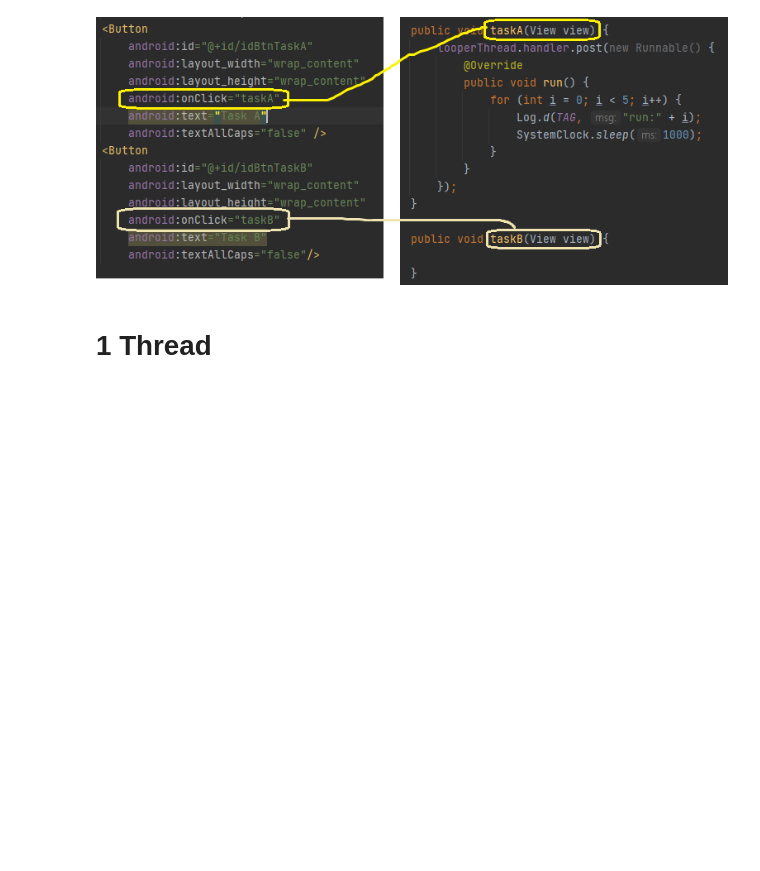
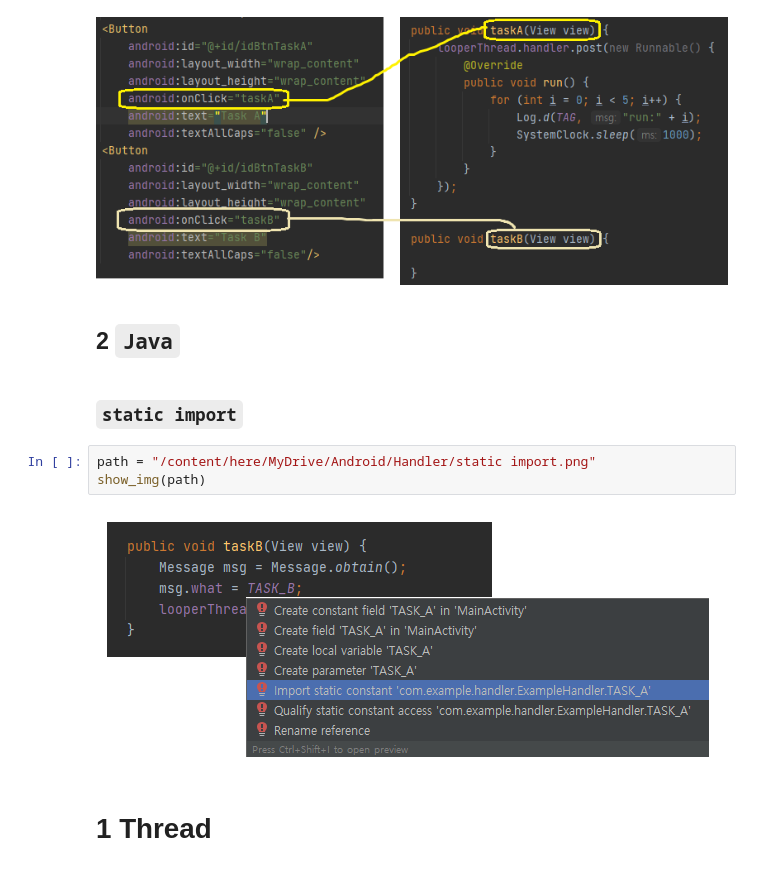
Before and after one commit to Coding-Forest/2021-Android, a Jupyter notebook: 00 Fundamentals/Looper, MessageQueue, & Handler.ipynb, the cells around one changed output. Drawn from its saved outputs; the diff is of its cells as text; blank space fills up the shorter version.

```diff
--- a/00 Fundamentals/Handler, MessageQueue, Looper.ipynb
+++ b/00 Fundamentals/Looper, MessageQueue, & Handler.ipynb
@@ -38,6 +38,15 @@ img = "/content/here/MyDrive/Android/Handler/wire functions in ui.png"
 show_img(img)
 # %% [output]
 [figure]
+# %% [markdown]
+## 2 `Java`
+# %% [markdown]
+### `static import`
+# %%
+path = "/content/here/MyDrive/Android/Handler/static import.png"
+show_img(path)
+# %% [output]
+[figure, added]
 # %% [markdown]
 # 1 Thread
 # %%
```
Also changed, not shown: parts of 15 cells of this notebook.
